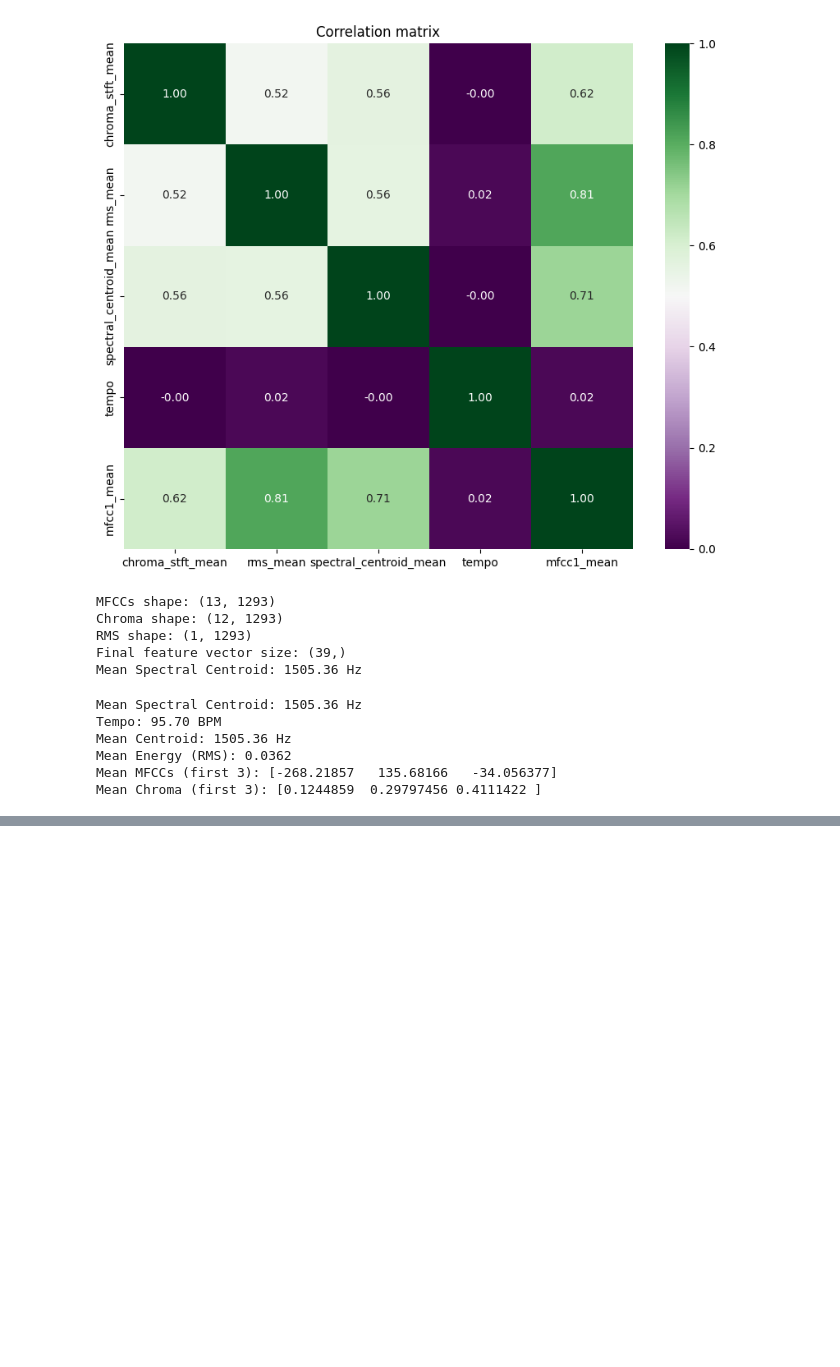
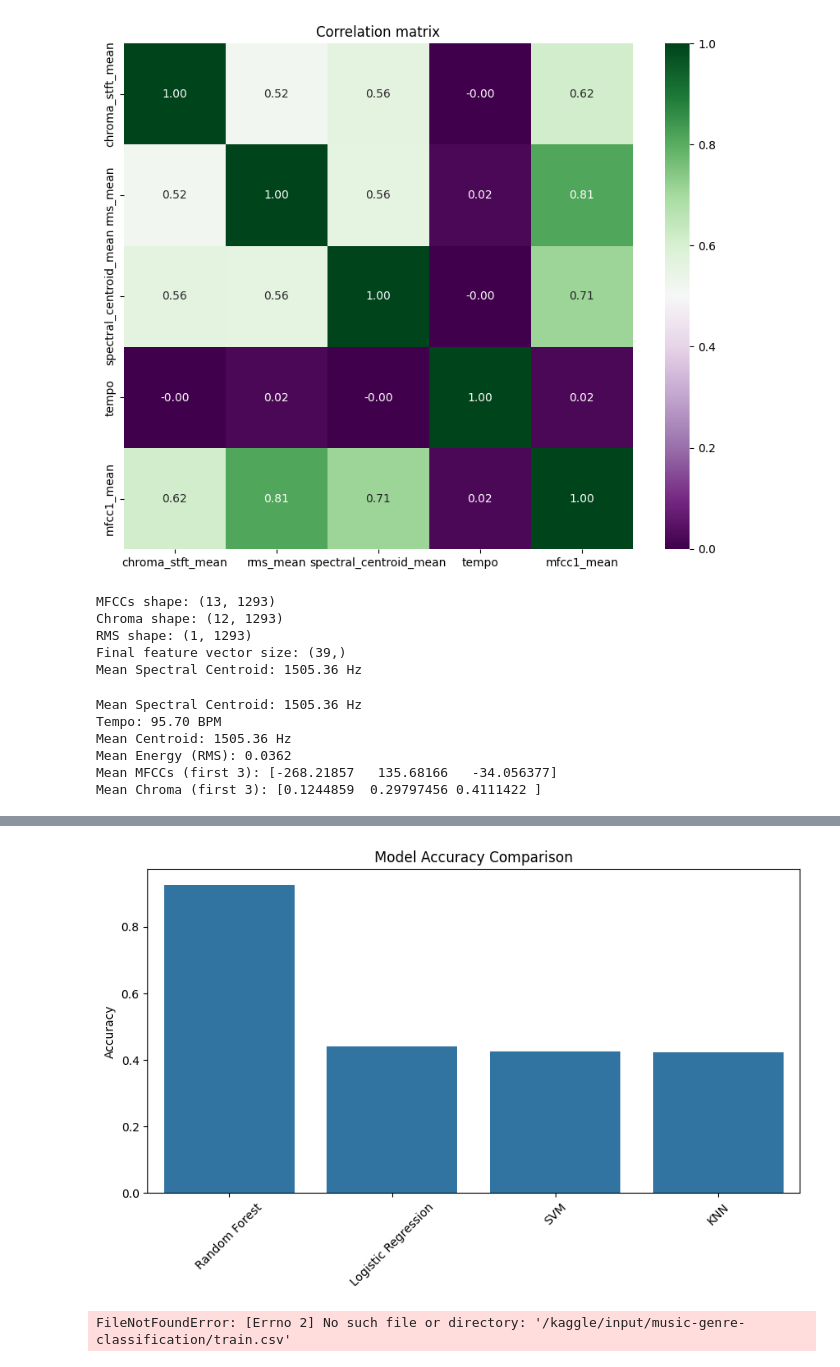
Before and after one commit to SNIGDHA-ms24043/IDC-PROJECT--Music-Genre-Classification, a Jupyter notebook: Music_Genre_IDC_Project.ipynb, the cells around one changed output, grey strips where cells are left out. Saved outputs shown, nothing was run; the diff lists cells and outputs as text; code cells hidden in the pictures; blank space fills up the shorter version.

```diff
--- a/Music_Genre_IDC_Project.ipynb
+++ b/Music_Genre_IDC_Project.ipynb
@@ -328,0 +411,11 @@ Mean Chroma (first 3): [0.1244859  0.29797456 0.4111422 ]
+# %%
+# Model Accuracy Comparision Bar Chart
+sorted_results = dict(sorted(results.items(), key=lambda item: item[1], reverse=True))
+plt.figure(figsize=(10,5))
+sns.barplot(x=list(sorted_results.keys()), y=list(sorted_results.values()))
+plt.title("Model Accuracy Comparison")
+plt.ylabel("Accuracy")
+plt.xticks(rotation=45)
+plt.show()
+# %% [output]
+[figure, added]
@@ -328,0 +481,40 @@ Mean Chroma (first 3): [0.1244859  0.29797456 0.4111422 ]
+# %%
+'''import pandas as pd
+import numpy as np
+import matplotlib.pyplot as plt
+import seaborn as sns
+import numpy as np # linear algebra
+import pandas as pd # data processing, CSV file I/O (e.g. pd.read_csv)
+import matplotlib.pyplot as plt
+import seaborn as sns
+
+import os
+for dirname, _, filenames in os.walk('/kaggle/input'):
+    for filename in filenames:
+        print(os.path.join(dirname, filename))
+
+import warnings
+warnings.filterwarnings("ignore")
+df_train = pd.read_csv("/kaggle/input/music-genre-classification/train.csv")
+df_test = pd.read_csv("/kaggle/input/music-genre-classification/test.csv")
+df_train = pd.read_csv('train.csv')
+df_test = pd.read_csv('test.csv')
+
+# 2. Inspect shape and missing values
+print("Train dataset shape:", df_train.shape)
+print("Test dataset shape:", df_test.shape)
+print("\nMissing values in Train:\n", df_train.isnull().sum())
+
+# 3. Check class balance across genres
+print("\n=== CLASS BALANCE ACROSS GENRES ===")
+print(df_train['Class'].value_counts())
+
+# 4. Plot class distribution
+plt.figure(figsize=(8, 4))
+sns.countplot(data=df_train, x='Class', palette='viridis')
+plt.title('Genre Class Distribution')
+plt.xlabel('Genre Class ID')
+plt.ylabel('Number of Tracks')
+plt.show()'''
+# %% [output]
+FileNotFoundError: [Errno 2] No such file or directory: '/kaggle/input/music-genre-classification/train.csv'
```
Also changed, not shown: parts of 4 cells of this notebook.
